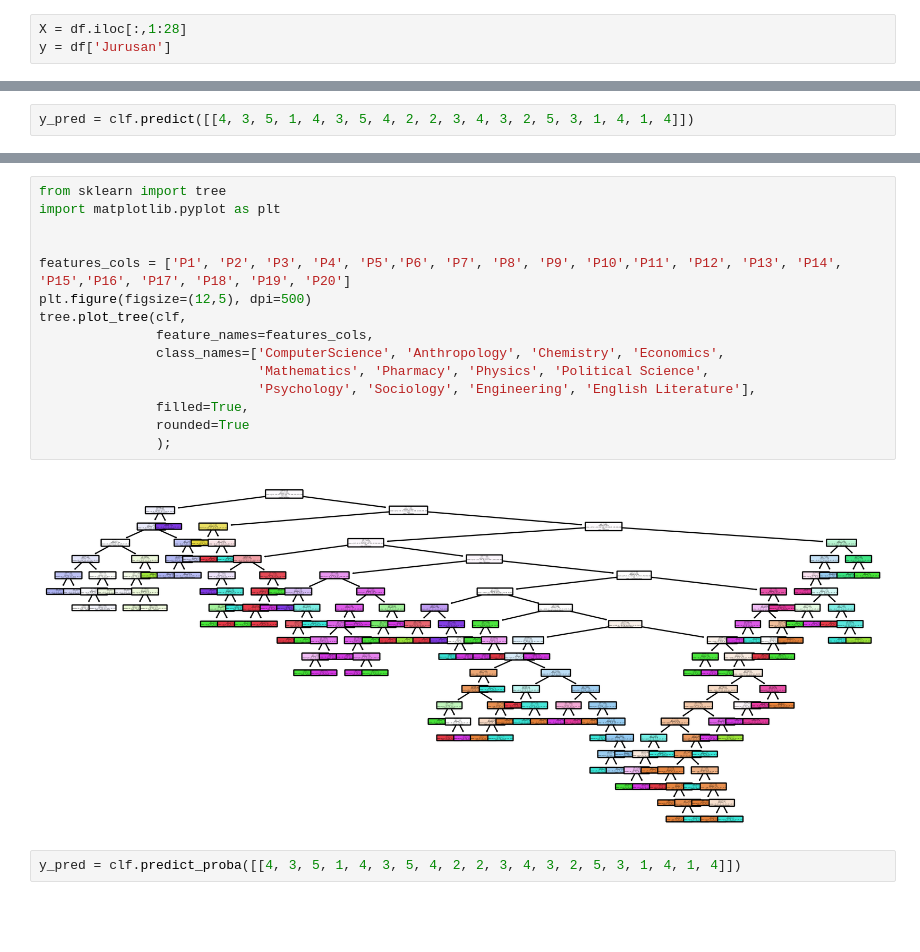
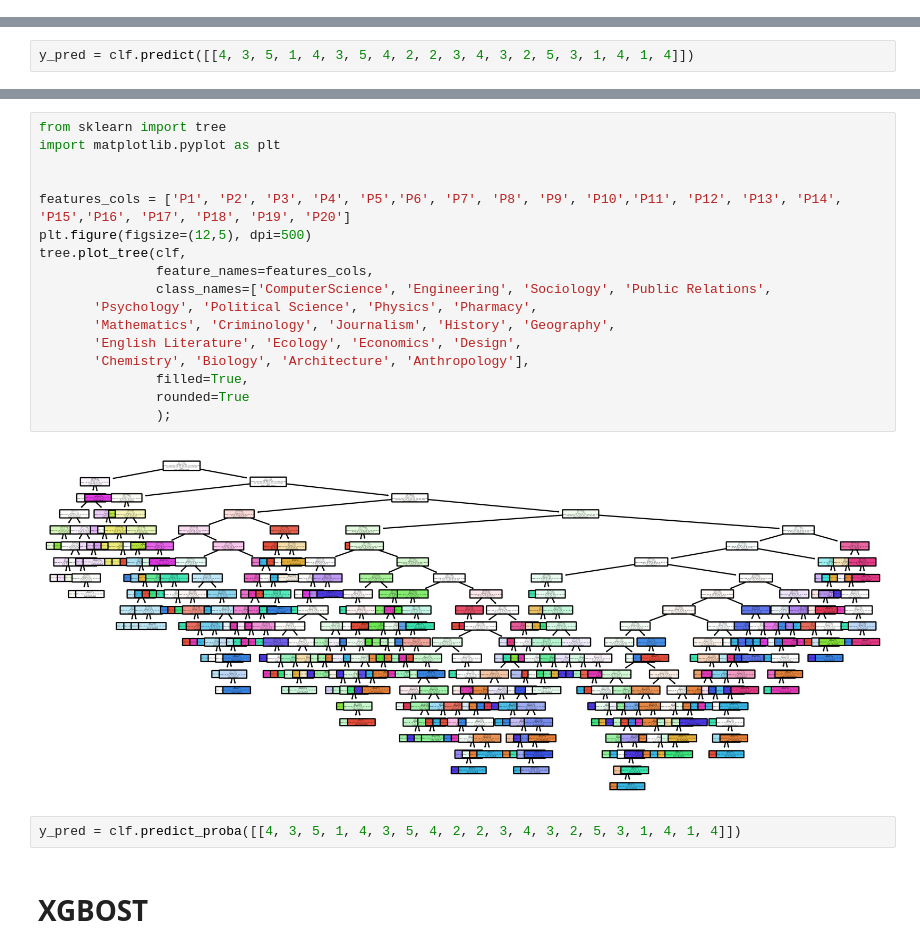
Before and after one commit to zulfahmidev/capstone_ml, a Jupyter notebook: dataset_nopal/model.ipynb, the cells around one changed output, grey strips where cells are left out. Saved outputs shown, nothing was run; the diff lists cells and outputs as text; blank space fills up the shorter version.

```diff
--- a/dataset_nopal/model.ipynb
+++ b/dataset_nopal/model.ipynb
@@ -143,3 +106,0 @@ df.head()
-# %%
-X = df.iloc[:,1:28]
-y = df['Jurusan']
@@ -185,19 +125,23 @@ array(['ComputerScience', 'Anthropology', 'Chemistry', 'Economics',
 # %%
 from sklearn import tree
 import matplotlib.pyplot as plt
 
 
 features_cols = ['P1', 'P2', 'P3', 'P4', 'P5','P6', 'P7', 'P8', 'P9', 'P10','P11', 'P12', 'P13', 'P14', 'P15','P16', 'P17', 'P18', 'P19', 'P20']
 plt.figure(figsize=(12,5), dpi=500)
 tree.plot_tree(clf,
                feature_names=features_cols,
-               class_names=['ComputerScience', 'Anthropology', 'Chemistry', 'Economics',
-                            'Mathematics', 'Pharmacy', 'Physics', 'Political Science',
-                            'Psychology', 'Sociology', 'Engineering', 'English Literature'],
+               class_names=['ComputerScience', 'Engineering', 'Sociology', 'Public Relations',
+       'Psychology', 'Political Science', 'Physics', 'Pharmacy',
+       'Mathematics', 'Criminology', 'Journalism', 'History', 'Geography',
+       'English Literature', 'Ecology', 'Economics', 'Design',
+       'Chemistry', 'Biology', 'Architecture', 'Anthropology'],
                filled=True,
                rounded=True
                );
 # %% [output]
-[figure, old version]
+[figure, new version]
 # %%
 y_pred = clf.predict_proba([[4, 3, 5, 1, 4, 3, 5, 4, 2, 2, 3, 4, 3, 2, 5, 3, 1, 4, 1, 4]])
+# %% [markdown]
+# XGBOST
```
Also changed, not shown: parts of 23 cells of this notebook.
